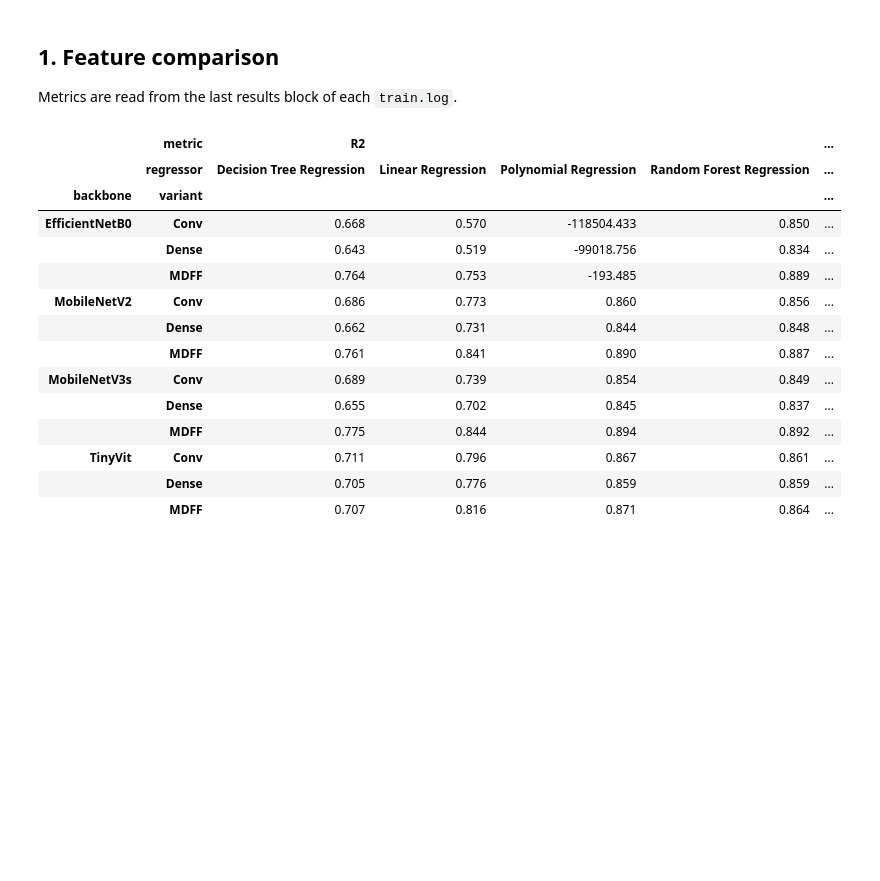
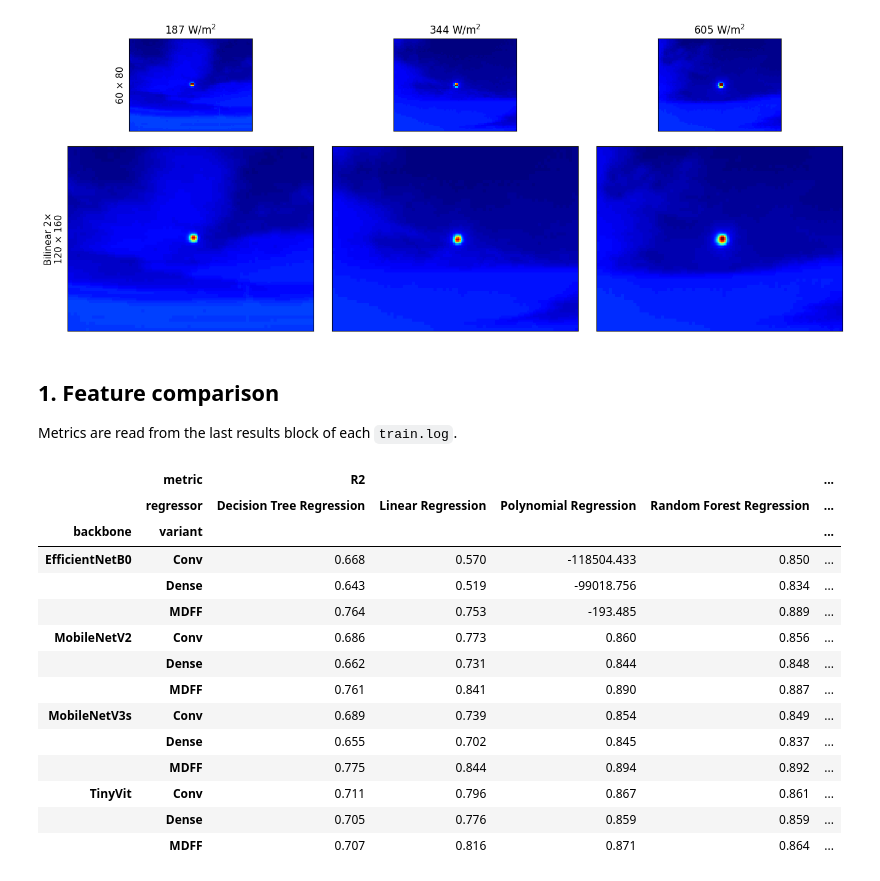
Before and after one commit to ifran-rahman/MDFF, a Jupyter notebook: Results/results.ipynb, the cells around one changed output. Cells and saved outputs as stored; diff of their text form; code cells hidden in the pictures; blank space fills up the shorter version.

```diff
--- a/Results/results.ipynb
+++ b/Results/results.ipynb
@@ -56,3 +61,55 @@ def load_model(backbone, variant, filename):
+# %%
+import cv2
+
+SAMPLES = ['2017_12_25/infrared/1514216925IR.png',   # low irradiance
+           '2017_12_25/infrared/1514228850IR.png',
+           '2017_12_25/infrared/1514228955IR.png']   # high irradiance
+
+labels = pd.read_csv(os.path.join(REPO_ROOT, 'data', 'girasol.csv.gz')).set_index('name')['value']
+
+
+def ir_to_rgb(gray, lo, hi):
+    # Scale intensities to 0-255 with a shared range, then apply a thermal-style colormap
+    scaled = np.clip((gray.astype(np.float32) - lo) / (hi - lo) * 255, 0, 255).astype(np.uint8)
+    return cv2.cvtColor(cv2.applyColorMap(scaled, cv2.COLORMAP_JET), cv2.COLOR_BGR2RGB)
+
+
+# Draw both scales at their true relative size: 1 image pixel = the same area on the page
+PX = 0.025                                  # inches per image pixel
+W, H = 160 * PX, 120 * PX                   # size of a 120x160 panel
+gap, left, top_pad, mid_gap = 0.3, 0.5, 0.45, 0.25
+fig_w = left + 3 * W + 2 * gap
+fig_h = top_pad + H / 2 + mid_gap + H + 0.1
+f = plt.figure(figsize=(fig_w, fig_h))
+
+
+def add_ax(x, y, w, h):  # position in inches from the bottom-left corner
+    return f.add_axes([x / fig_w, y / fig_h, w / fig_w, h / fig_h])
+
+
+for j, name in enumerate(SAMPLES):
+    # Same preprocessing as Utils/dataset.py, then the bilinear 2x upscale used for the second scale
+    image = cv2.imread(os.path.join(REPO_ROOT, 'data', 'Girasol', name), cv2.IMREAD_GRAYSCALE)
+    original = cv2.resize(image, (80, 60))
+    upscaled = cv2.resize(original, None, fx=2, fy=2, interpolation=cv2.INTER_LINEAR)
+    lo, hi = original.min(), original.max()
+
+    x = left + j * (W + gap)
+    top = add_ax(x + W / 4, 0.1 + H + mid_gap, W / 2, H / 2)   # 60x80, centred above
+    bottom = add_ax(x, 0.1, W, H)                             # 120x160
+    top.imshow(ir_to_rgb(original, lo, hi), interpolation='nearest')
+    bottom.imshow(ir_to_rgb(upscaled, lo, hi), interpolation='nearest')
+    top.set_title(f'{labels[name]:.0f} W/m$^2$', fontsize=12)
+    for a in (top, bottom):
+        a.set_xticks([]); a.set_yticks([])
+    if j == 0:
+        top.set_ylabel('60 × 80', fontsize=11)
+        bottom.set_ylabel('Bilinear 2×\n120 × 160', fontsize=11)
+
+f.savefig(os.path.join(FIG_DIR, 'sample-images.jpg'), dpi=300, bbox_inches='tight')
+plt.show()
+# %% [output]
+[figure, added]
 # %% [markdown]
 ## 1. Feature comparison
 
```
Also changed, not shown: parts of 4 cells of this notebook, 9 other files.
